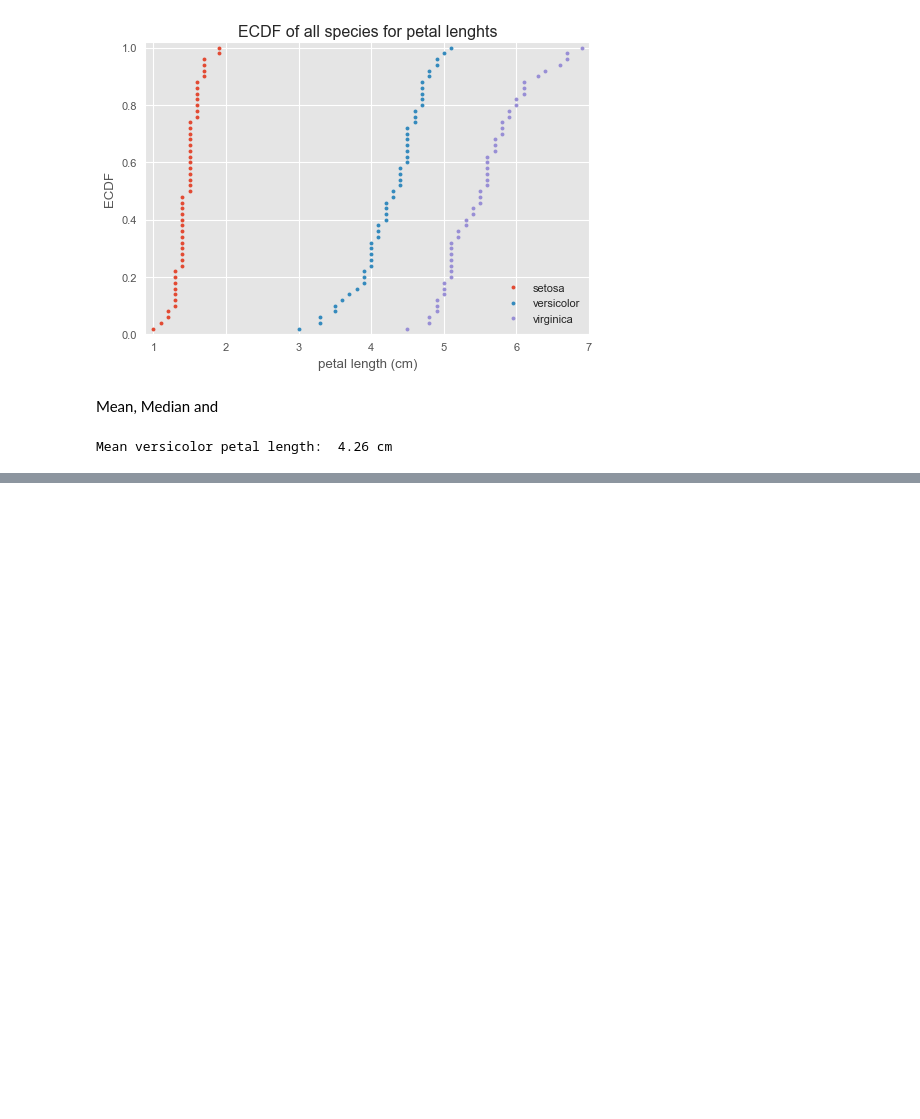
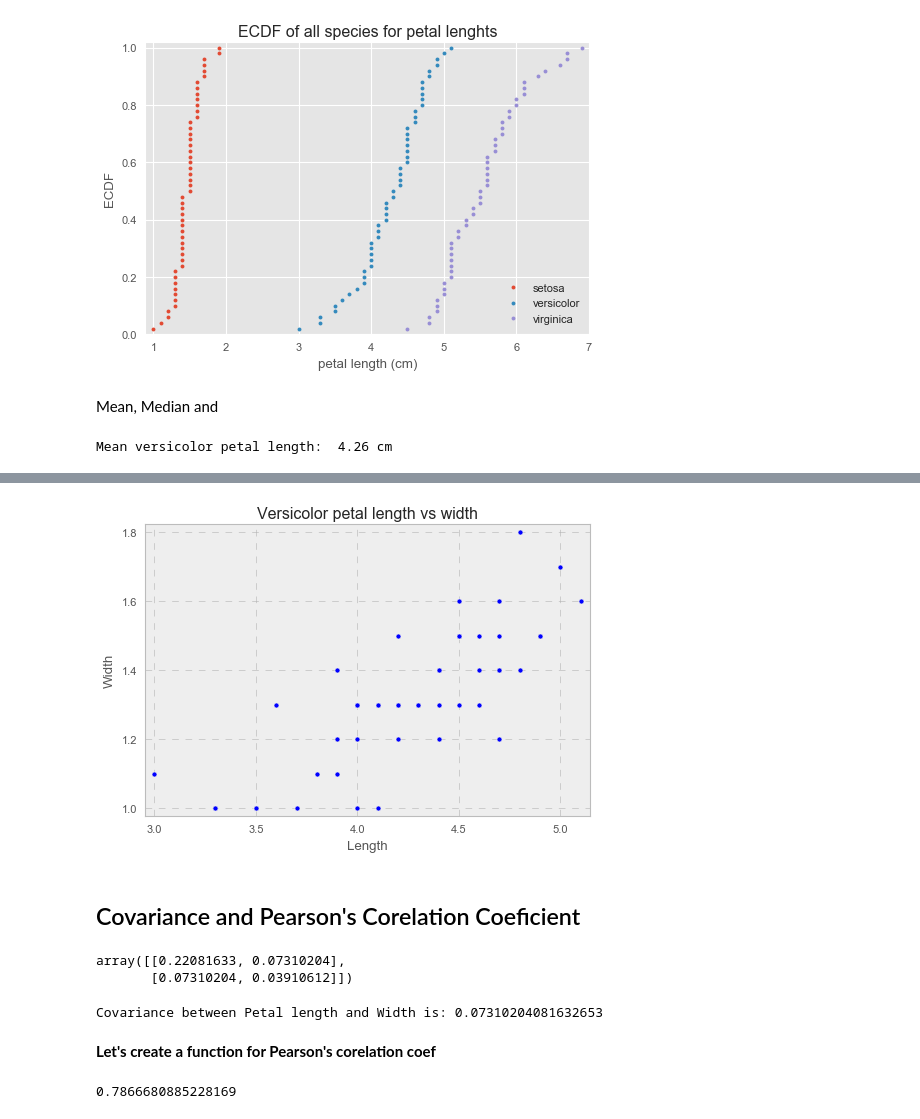
Before and after one commit to tanmay-kulkarni/statistics_for_data_science, a Jupyter notebook: statistics.ipynb, the cells around one changed output, grey strips where cells are left out. Drawn from its saved outputs; the diff is of its cells as text; code cells hidden in the pictures; blank space fills up the shorter version.

```diff
--- a/statistics.ipynb
+++ b/statistics.ipynb
@@ -183,0 +241,14 @@ You should NOT assume an outlier is irroneous unless there's reason to do so.
+# %%
+versicolor_petal_width = np.take(versicolor, 3, axis=1)
+# %%
+plt.style.use('bmh')
+_ = plt.scatter(versicolor_petal_length, versicolor_petal_width)
+plt.margins(0.02)
+plt.xlabel('Length')
+plt.ylabel('Width')
+plt.title('Versicolor petal length vs width')
+plt.show()
+# %% [output]
+[figure, added]
+# %% [markdown]
+## Covariance and Pearson's Corelation Coeficient
@@ -183,0 +257,20 @@ You should NOT assume an outlier is irroneous unless there's reason to do so.
+# %%
+covariance_matrix
+# %% [output]
+array([[0.22081633, 0.07310204],
+       [0.07310204, 0.03910612]])
+# %%
+print('Covariance between Petal length and Width is: {}'.format(covariance_matrix[0,1]))
+# %% [output]
+Covariance between Petal length and Width is: 0.07310204081632653
+# %% [markdown]
+**Let's create a function for Pearson's corelation coef**
+# %%
+def pearson_r(x,y):
+    corr_mat = np.corrcoef(x,y)
+    return corr_mat[0,1]
+
+r = pearson_r(versicolor_petal_length, versicolor_petal_width)
+print(r)
+# %% [output]
+0.7866680885228169
```
Also changed, not shown: parts of 17 cells of this notebook.
